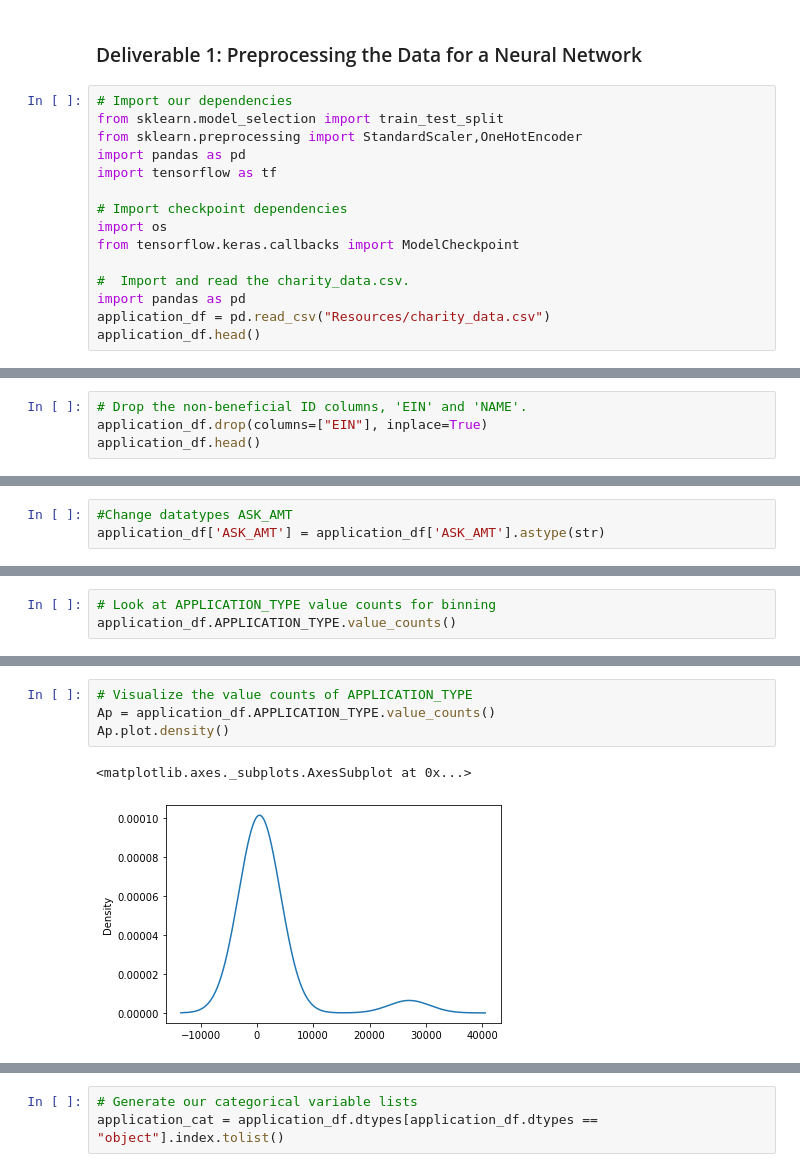
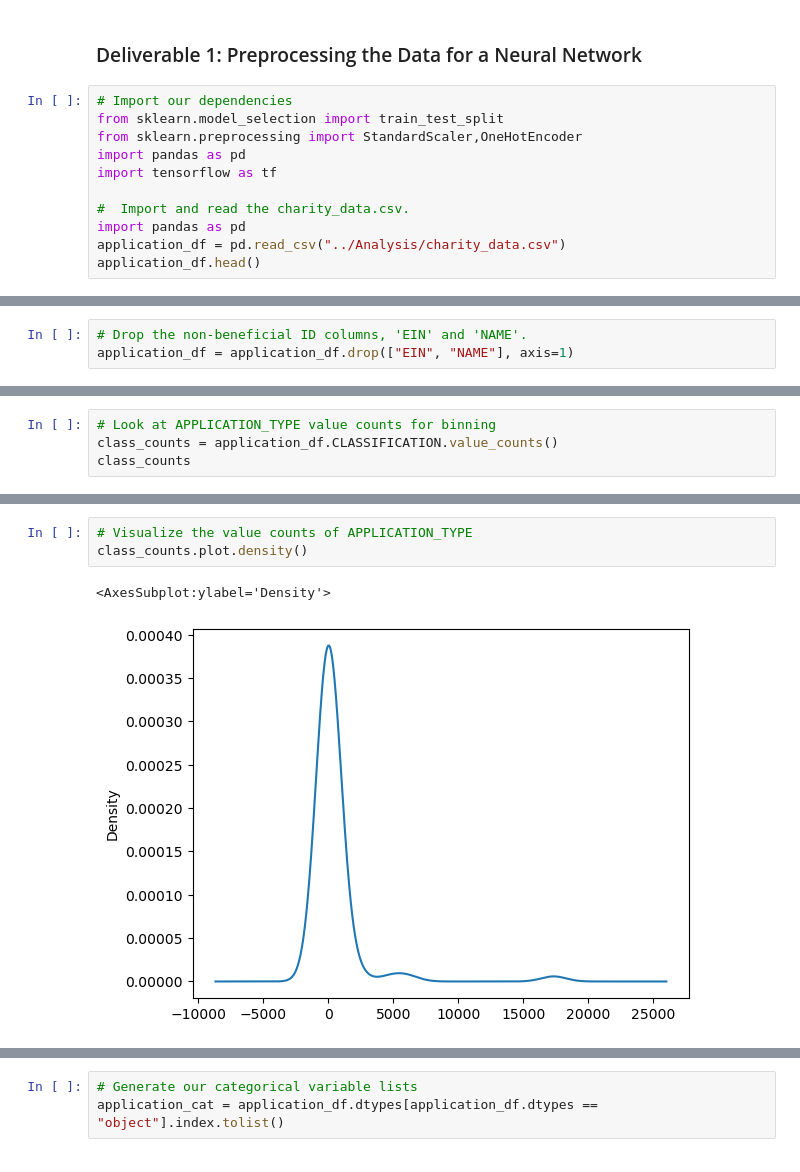
Before and after one commit to siddi582/Neural_Network_Charity_Analysis, a Jupyter notebook: AlphabetSoupCharity_Optimization.ipynb, the cells around one changed output, grey strips where cells are left out. Drawn from its saved outputs; the diff is of its cells as text.

```diff
--- a/AlphabetSoupCharity_Optimization.ipynb
+++ b/AlphabetSoupCharity_Optimization.ipynb
@@ -7,13 +7,9 @@ from sklearn.preprocessing import StandardScaler,OneHotEncoder
 import pandas as pd
 import tensorflow as tf
 
-# Import checkpoint dependencies
-import os
-from tensorflow.keras.callbacks import ModelCheckpoint
-
 #  Import and read the charity_data.csv.
 import pandas as pd
-application_df = pd.read_csv("Resources/charity_data.csv")
+application_df = pd.read_csv("../Analysis/charity_data.csv")
 application_df.head()
 # %% [output]
 |  | EIN | NAME | APPLICATION_TYPE | AFFILIATION | CLASSIFICATION | USE_CASE | ORGANIZATION | STATUS | ... |
@@ -24,5 +20,4 @@ application_df.head()
 | 4 | 10556103 | GENETIC RESEARCH INSTITUTE OF THE... | T3 | Independent | C1000 | Heathcare | Trust | 1 | ... |
 # %%
 # Drop the non-beneficial ID columns, 'EIN' and 'NAME'.
-application_df.drop(columns=["EIN"], inplace=True)
-application_df.head()
+application_df = application_df.drop(["EIN", "NAME"], axis=1)
@@ -68,3 +38,0 @@ dtype: object
-# %%
-#Change datatypes ASK_AMT
-application_df['ASK_AMT'] = application_df['ASK_AMT'].astype(str)
@@ -86,4 +39,5 @@ dtype: object
 # %%
 # Look at APPLICATION_TYPE value counts for binning
-application_df.APPLICATION_TYPE.value_counts()
+class_counts = application_df.CLASSIFICATION.value_counts()
+class_counts
 # %% [output]
@@ -108,9 +56,8 @@ Name: APPLICATION_TYPE, dtype: int64
 # %%
 # Visualize the value counts of APPLICATION_TYPE
-Ap = application_df.APPLICATION_TYPE.value_counts()
-Ap.plot.density()
+class_counts.plot.density()
 # %% [output]
-<matplotlib.axes._subplots.AxesSubplot at 0x...>
+<AxesSubplot:ylabel='Density'>
-[figure, old version]
+[figure, new version]
 # %%
 # Determine which values to replace if counts are less than ...?
```
Also changed, not shown: parts of 27 cells of this notebook, 3 other files.
